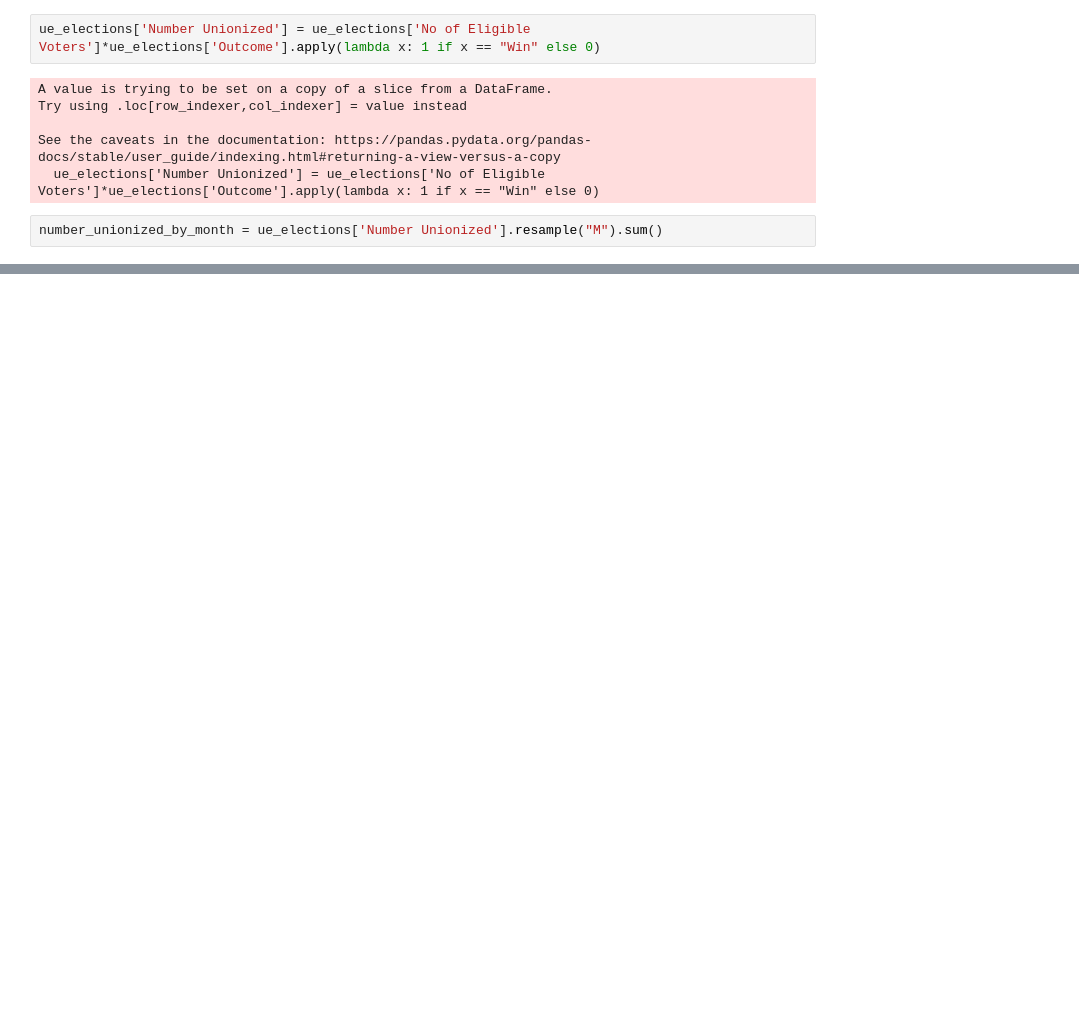
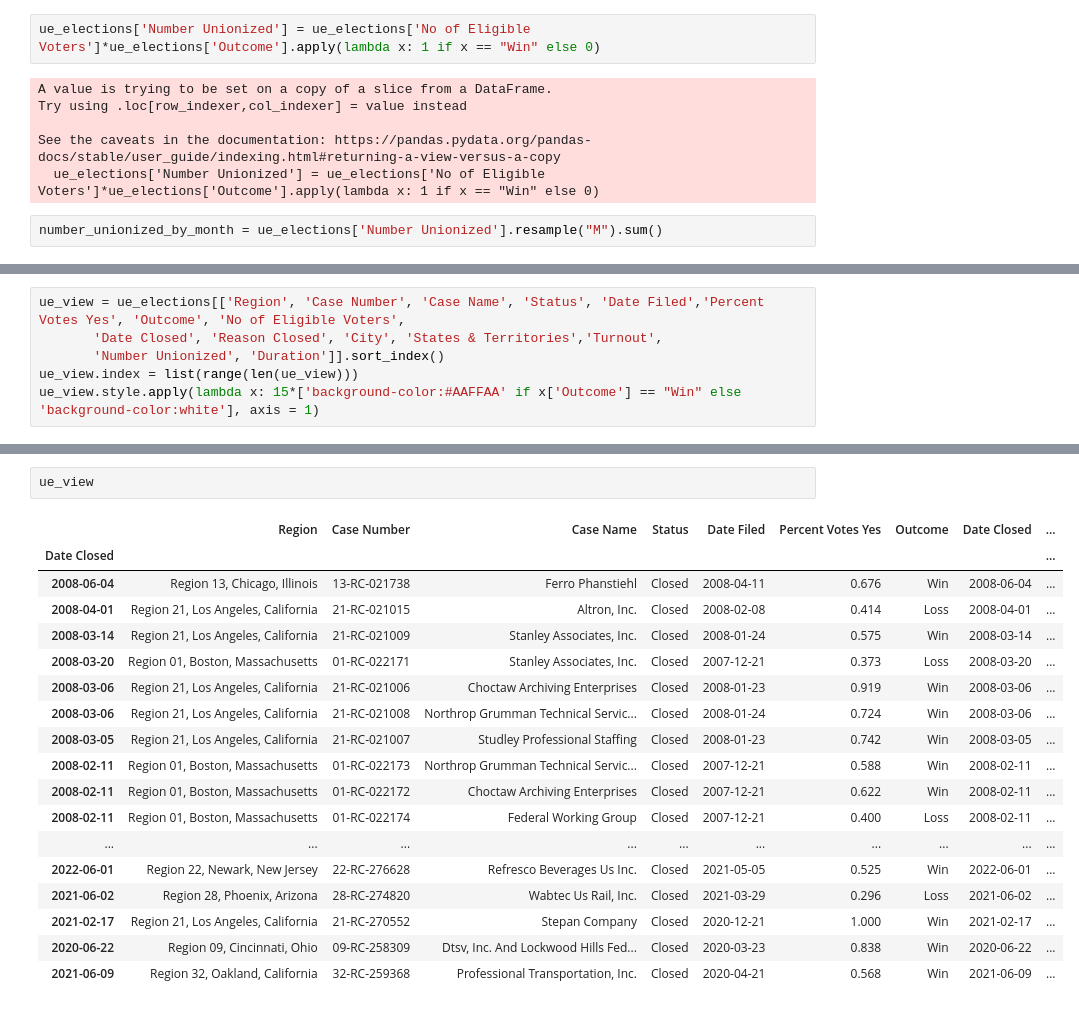
Before and after one commit to AmziJeffs/LaborData, a Jupyter notebook: ElectionsAnalysis.ipynb, the cells around one changed output, grey strips where cells are left out. Drawn from its saved outputs; the diff is of its cells as text; blank space fills up the shorter version.

```diff
--- a/ElectionsAnalysis.ipynb
+++ b/ElectionsAnalysis.ipynb
@@ -309,0 +303,6 @@ plt.show()
+# %%
+ue_view = ue_elections[['Region', 'Case Number', 'Case Name', 'Status', 'Date Filed','Percent Votes Yes', 'Outcome', 'No of Eligible Voters',
+       'Date Closed', 'Reason Closed', 'City', 'States & Territories','Turnout',
+       'Number Unionized', 'Duration']].sort_index()
+ue_view.index = list(range(len(ue_view)))
+ue_view.style.apply(lambda x: 15*['background-color:#AAFFAA' if x['Outcome'] == "Win" else 'background-color:white'], axis = 1)
@@ -309,0 +327,21 @@ plt.show()
+# %%
+ue_view
+# %% [output]
+|  | Region | Case Number | Case Name | Status | Date Filed | Percent Votes Yes | Outcome | Date Closed | ... |
+| Date Closed |  |  |  |  |  |  |  |  | ... |
+| 2008-06-04 | Region 13, Chicago, Illinois | 13-RC-021738 | Ferro Phanstiehl | Closed | 2008-04-11 | 0.676 | Win | 2008-06-04 | ... |
+| 2008-04-01 | Region 21, Los Angeles, California | 21-RC-021015 | Altron, Inc. | Closed | 2008-02-08 | 0.414 | Loss | 2008-04-01 | ... |
+| 2008-03-14 | Region 21, Los Angeles, California | 21-RC-021009 | Stanley Associates, Inc. | Closed | 2008-01-24 | 0.575 | Win | 2008-03-14 | ... |
+| 2008-03-20 | Region 01, Boston, Massachusetts | 01-RC-022171 | Stanley Associates, Inc. | Closed | 2007-12-21 | 0.373 | Loss | 2008-03-20 | ... |
+| 2008-03-06 | Region 21, Los Angeles, California | 21-RC-021006 | Choctaw Archiving Enterprises | Closed | 2008-01-23 | 0.919 | Win | 2008-03-06 | ... |
+| 2008-03-06 | Region 21, Los Angeles, California | 21-RC-021008 | Northrop Grumman Technical Servic... | Closed | 2008-01-24 | 0.724 | Win | 2008-03-06 | ... |
+| 2008-03-05 | Region 21, Los Angeles, California | 21-RC-021007 | Studley Professional Staffing | Closed | 2008-01-23 | 0.742 | Win | 2008-03-05 | ... |
+| 2008-02-11 | Region 01, Boston, Massachusetts | 01-RC-022173 | Northrop Grumman Technical Servic... | Closed | 2007-12-21 | 0.588 | Win | 2008-02-11 | ... |
+| 2008-02-11 | Region 01, Boston, Massachusetts | 01-RC-022172 | Choctaw Archiving Enterprises | Closed | 2007-12-21 | 0.622 | Win | 2008-02-11 | ... |
+| 2008-02-11 | Region 01, Boston, Massachusetts | 01-RC-022174 | Federal Working Group | Closed | 2007-12-21 | 0.400 | Loss | 2008-02-11 | ... |
+| ... | ... | ... | ... | ... | ... | ... | ... | ... | ... |
+| 2022-06-01 | Region 22, Newark, New Jersey | 22-RC-276628 | Refresco Beverages Us Inc. | Closed | 2021-05-05 | 0.525 | Win | 2022-06-01 | ... |
+| 2021-06-02 | Region 28, Phoenix, Arizona | 28-RC-274820 | Wabtec Us Rail, Inc. | Closed | 2021-03-29 | 0.296 | Loss | 2021-06-02 | ... |
+| 2021-02-17 | Region 21, Los Angeles, California | 21-RC-270552 | Stepan Company | Closed | 2020-12-21 | 1.000 | Win | 2021-02-17 | ... |
+| 2020-06-22 | Region 09, Cincinnati, Ohio | 09-RC-258309 | Dtsv, Inc. And Lockwood Hills Fed... | Closed | 2020-03-23 | 0.838 | Win | 2020-06-22 | ... |
+| 2021-06-09 | Region 32, Oakland, California | 32-RC-259368 | Professional Transportation, Inc. | Closed | 2020-04-21 | 0.568 | Win | 2021-06-09 | ... |
```
Also changed, not shown: parts of 6 cells of this notebook.
